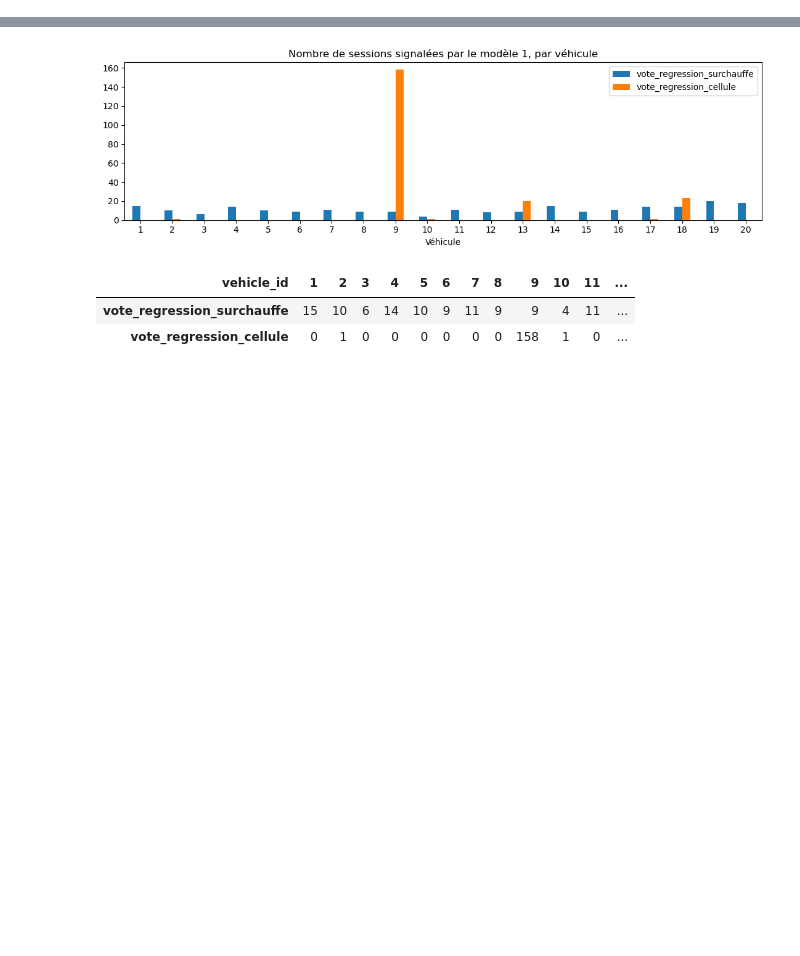
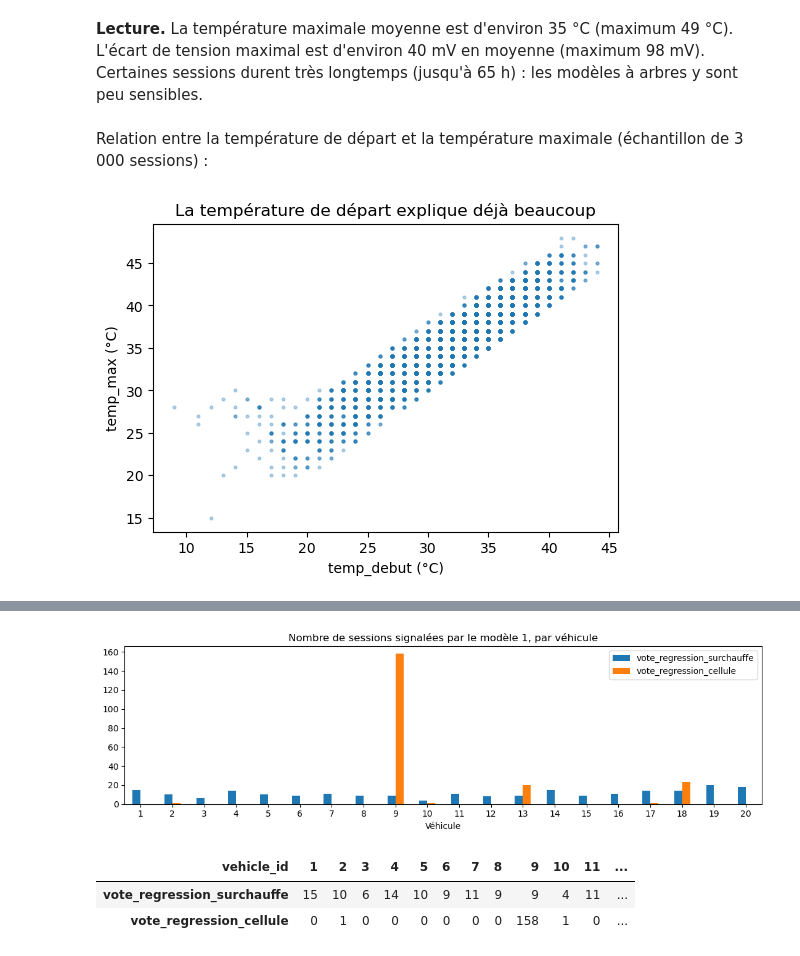
Before and after one commit to AMij0101982872/DETECTION-ANOMALIE-BATTERIE, a Jupyter notebook: notebooks/03_modele1_regression.ipynb, the cells around one changed output, grey strips where cells are left out. Saved outputs shown, nothing was run; the diff lists cells and outputs as text; code cells hidden in the pictures; blank space fills up the shorter version.

```diff
--- a/notebooks/03_modele1_regression.ipynb
+++ b/notebooks/03_modele1_regression.ipynb
@@ -203,0 +161,14 @@ vote_regression_cellule      train 0.73% | test 0.39%
+# %% [markdown]
+**Lecture.** La température maximale moyenne est d'environ 35 °C (maximum 49 °C). L'écart de tension maximal est d'environ 40 mV en moyenne (maximum 98 mV). Certaines sessions durent très longtemps (jusqu'à 65 h) : les modèles à arbres y sont peu sensibles.
+# %% [markdown]
+Relation entre la température de départ et la température maximale (échantillon de 3 000 sessions) :
+# %%
+echantillon = sessions.sample(3000, random_state=RANDOM_STATE)
+plt.figure(figsize=(6, 4))
+plt.scatter(echantillon.temp_debut, echantillon.temp_max, s=4, alpha=0.3)
+plt.xlabel("temp_debut (°C)")
+plt.ylabel("temp_max (°C)")
+plt.title("La température de départ explique déjà beaucoup")
+plt.show()
+# %% [output]
+[figure, added]
```
Also changed, not shown: parts of 91 cells of this notebook, 2 other files.
